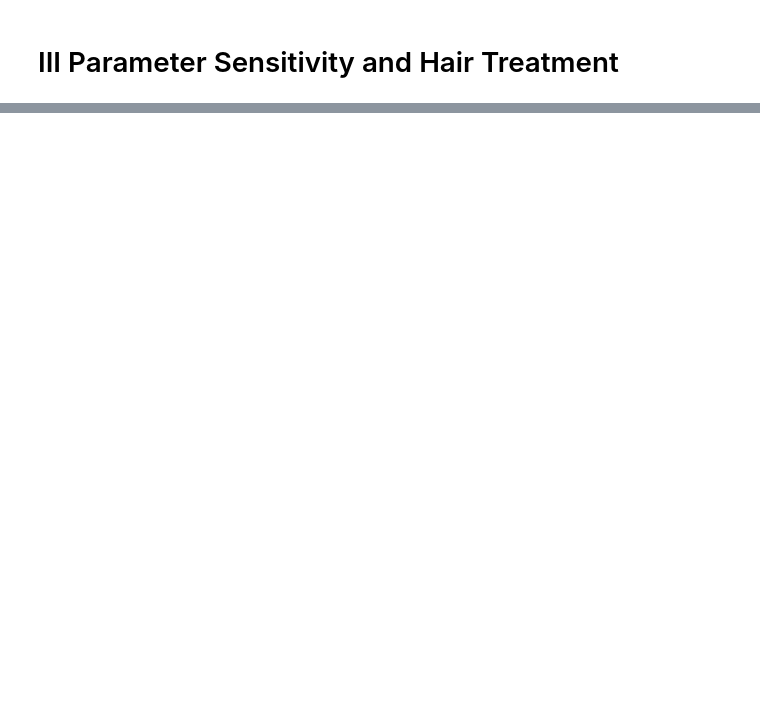
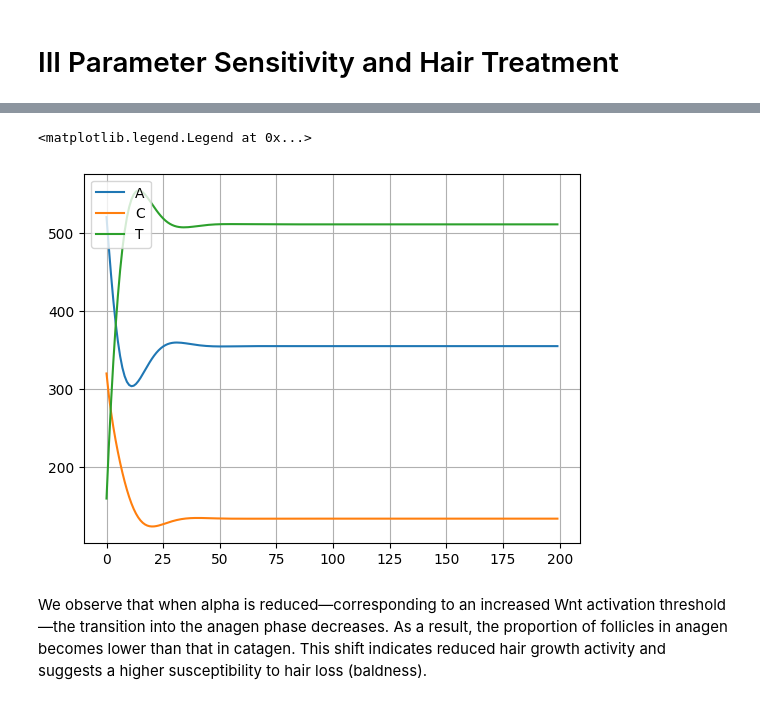
Before and after one commit to yasfaw/MM-project-II, a Jupyter notebook: hair_cycle_modeling_v2.ipynb, the cells around one changed output, grey strips where cells are left out. Saved outputs shown, nothing was run; the diff lists cells and outputs as text; code cells hidden in the pictures; blank space fills up the shorter version.

```diff
--- a/hair_cycle_modeling_v2.ipynb
+++ b/hair_cycle_modeling_v2.ipynb
@@ -687,0 +699,17 @@ N
+# %%
+#simulation: with subcompartment
+theta= result.x
+#reduce alpha by halph
+theta[0] = theta[0]/2
+a0, c0, t0 = norm_data[0]
+out= solve_model(t_data, theta, a0, c0, t0)
+# %%
+for i in range(3):
+    plt.plot(t_data, out[f'{lables[i]}_pred']*N,label=['A','C','T'][i])
+plt.grid()
+plt.legend()
+# %% [output]
+<matplotlib.legend.Legend at 0x...>
+[figure, added]
+# %% [markdown]
+We observe that when alpha is reduced—corresponding to an increased Wnt activation threshold—the transition into the anagen phase decreases. As a result, the proportion of follicles in anagen becomes lower than that in catagen. This shift indicates reduced hair growth activity and suggests a higher susceptibility to hair loss (baldness).
```
Also changed, not shown: parts of 22 cells of this notebook.
